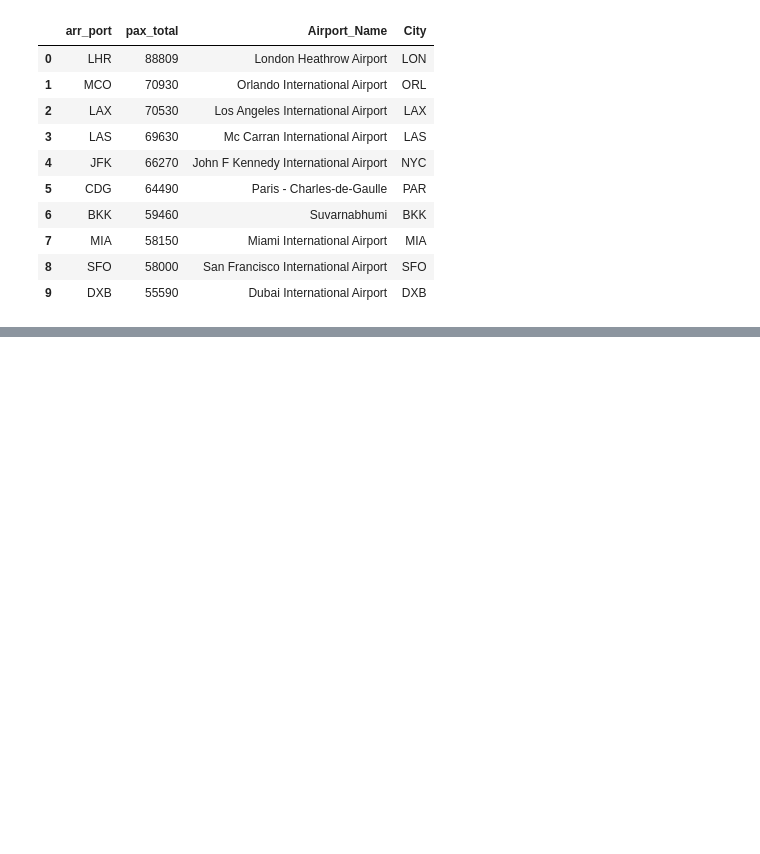
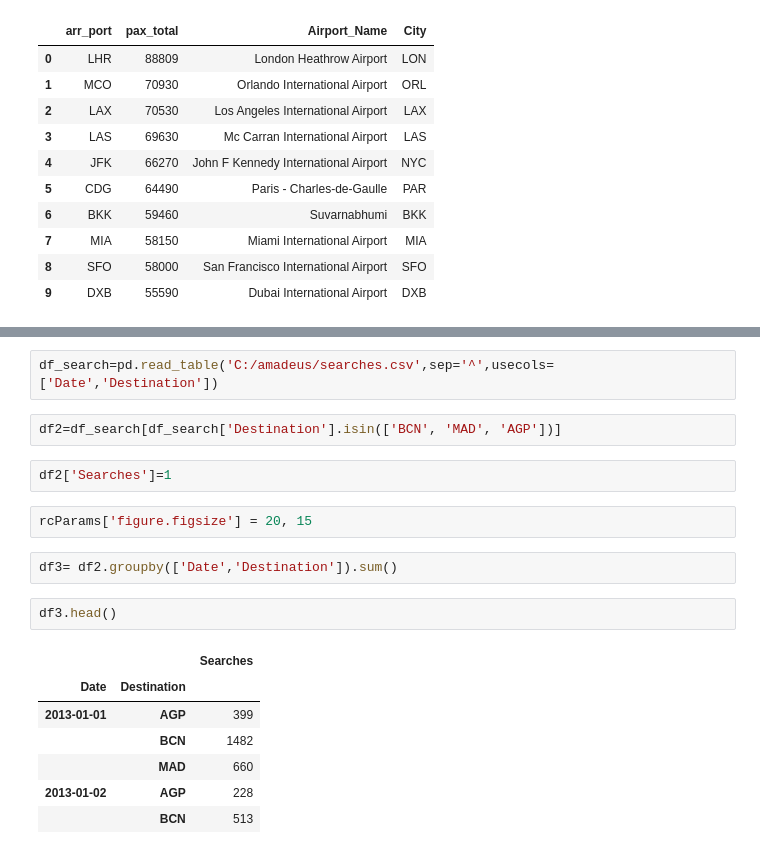
Before and after one commit to XGenAnalytics/data-science, a Jupyter notebook: Flights/Exercises.ipynb, the cells around one changed output, grey strips where cells are left out. Saved outputs shown, nothing was run; the diff lists cells and outputs as text; blank space fills up the shorter version.

```diff
--- a/Flights/Exercises.ipynb
+++ b/Flights/Exercises.ipynb
@@ -95,0 +128,20 @@ Top 10 arrival airports in the world in 2013 with Airport and City Names
+# %%
+df_search=pd.read_table('C:/amadeus/searches.csv',sep='^',usecols=['Date','Destination'])
+# %%
+df2=df_search[df_search['Destination'].isin(['BCN', 'MAD', 'AGP'])]
+# %%
+df2['Searches']=1
+# %%
+rcParams['figure.figsize'] = 20, 15
+# %%
+df3= df2.groupby(['Date','Destination']).sum()
+# %%
+df3.head()
+# %% [output]
+|  |  | Searches |
+| Date | Destination |  |
+| 2013-01-01 | AGP | 399 |
+|  | BCN | 1482 |
+|  | MAD | 660 |
+| 2013-01-02 | AGP | 228 |
+|  | BCN | 513 |
```
Also changed, not shown: parts of 8 cells of this notebook.
